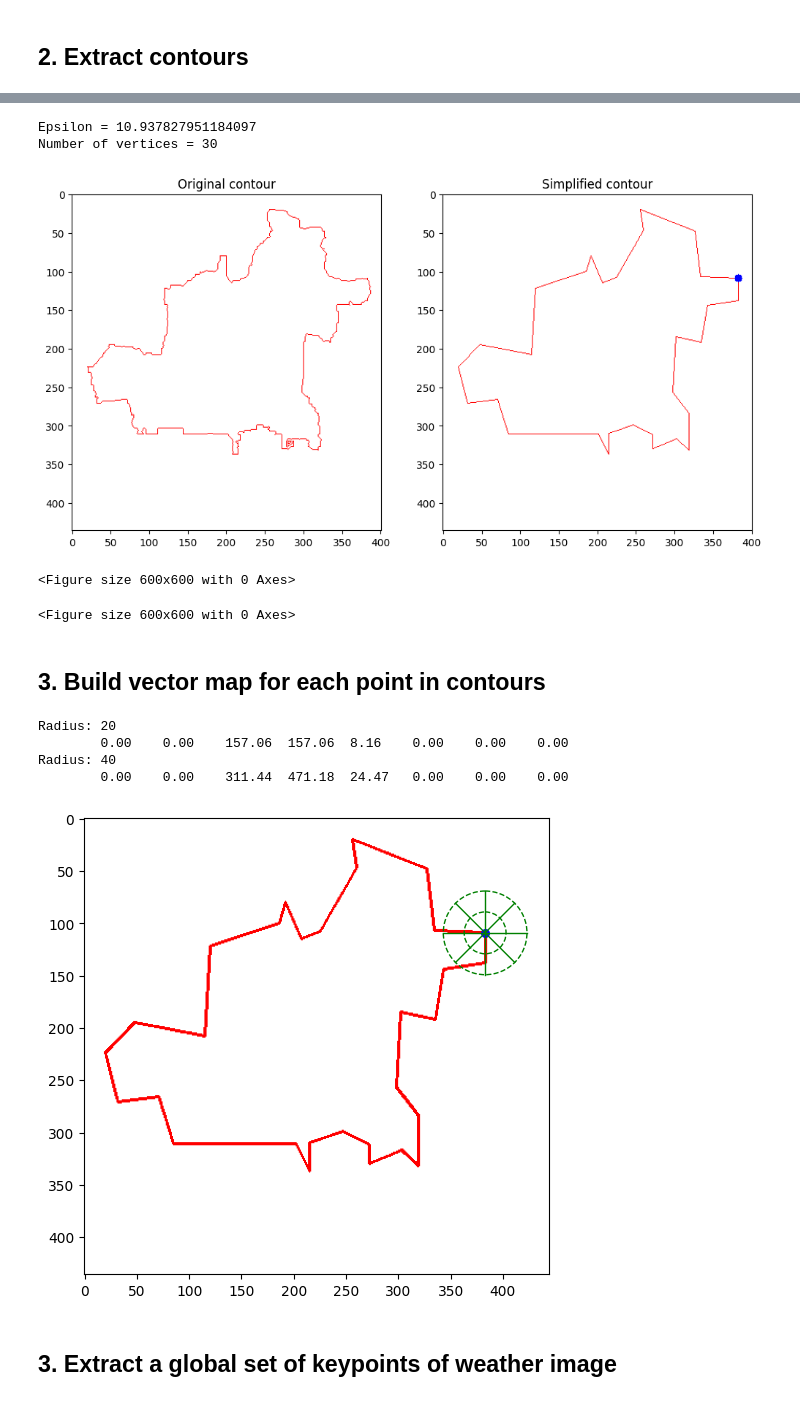
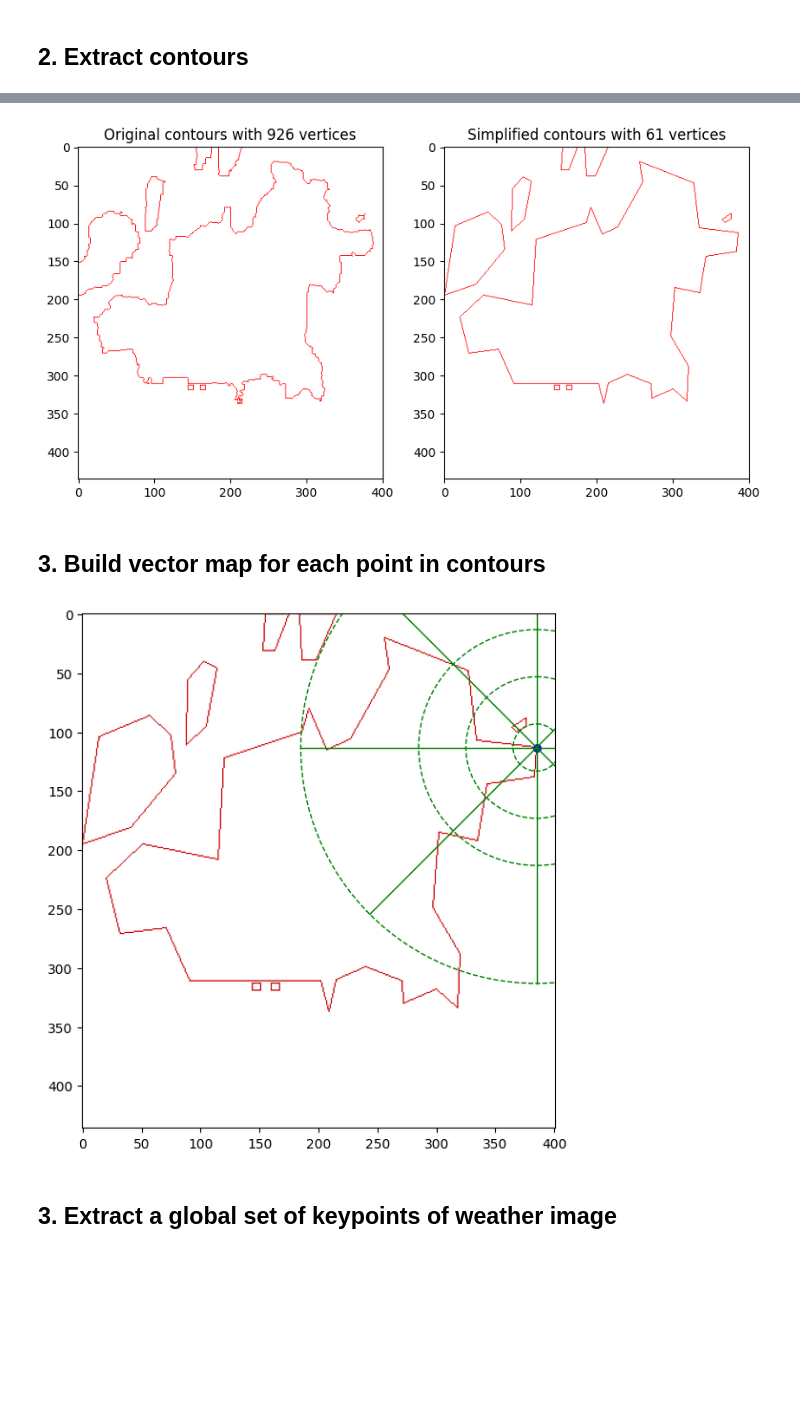
Before and after one commit to quochieu586/Thunderstorm-Nowcasting-Geometry-Topology-Approach, a Jupyter notebook: polygon_represent.ipynb, the cells around one changed output, grey strips where cells are left out. Cells and saved outputs as stored; diff of their text form; code cells hidden in the pictures; blank space fills up the shorter version.

Commit message:
feat: shape vector extraction

```diff
--- a/polygon_represent.ipynb
+++ b/polygon_represent.ipynb
@@ -46,6 +46,8 @@ sorted_color[:3]
 ## 2. Extract contours
 # %%
 contours_img, contours, colors  = extract_contour_by_dbz(src_img, thresholds=[20], sorted_color=sorted_color)
+contours = sorted([polygon for polygon in contours[0] if cv2.contourArea(polygon) >= 15], key=lambda x: cv2.contourArea(x), reverse=True)
+print(f"Number of polygons = {len(contours)}")
 
 plt.imshow(contours_img)
 plt.show()
@@ -54,86 +57,70 @@ plt.show()
 # %%
-contour = sorted([polygon for polygon in contours[0]], key=lambda x: cv2.contourArea(x), reverse=True)[0]
+polygons = process_contours(contours)
+simplified_contours = polygons_to_contours(polygons)
 
-epsilon = math.log(cv2.contourArea(contour))
+original_vertices = sum([contour.shape[0] for contour in contours])
+simplified_vertices = sum([contour.shape[0] for contour in simplified_contours])
 
-print(f"Epsilon = {epsilon}")
+plt.figure(figsize=(10, 20))
 
-simplified_contour = cv2.approxPolyDP(contour, epsilon, True)
-print(f"Number of vertices = {len(simplified_contour)}")
+plt.subplot(1, 2, 1)
+# Left: simplified contour
+blank_img = np.ones(shape=src_img.shape, dtype=np.uint8) * 255
+cv2.drawContours(blank_img, contours, contourIdx=-1, color=(255, 0, 0), thickness=1)
+plt.title(f"Original contours with {original_vertices} vertices")
+plt.imshow(blank_img)
 
-point_A = simplified_contour[0][0]
-
-fig, axes = plt.subplots(1, 2, figsize=(12, 6))
-
-# Left: simplified contour
-plot_contour(contour, shape=src_img.shape, ax=axes[0], color=(255, 0, 0), thickness=1)
-axes[0].set_title("Original contour")
-
-# Right: contour + point A
+# Right: contour
+plt.subplot(1, 2, 2)
 blank_img = np.ones(shape=src_img.shape, dtype=np.uint8) * 255
-plot_contour(simplified_contour, shape=src_img.shape, ax=axes[1], color=(255, 0, 0), thickness=1, blank_img=blank_img)
-
-cv2.circle(blank_img, tuple(point_A), 5, (0, 0, 255), -1)  # draw point A
-axes[1].imshow(blank_img)
-axes[1].set_title("Simplified contour")
+cv2.drawContours(blank_img, simplified_contours  , contourIdx=-1, color=(255, 0, 0), thickness=1)
+plt.title(f"Simplified contours with {simplified_vertices} vertices")
+plt.imshow(blank_img)
 
 plt.show()
 # %% [output]
-Epsilon = 10.937827951184097
-Number of vertices = 30
-[figure, old version]
+[figure, new version]
-<Figure size 600x600 with 0 Axes>
-<Figure size 600x600 with 0 Axes>
 # %% [markdown]
 ## 3. Build vector map for each point in contours
 # %%
-def plot_shape_vector(contours, point_A, radii = [20, 40, 60], num_sectors = 8):
-    _, ax = plt.subplots(figsize=(6, 6))
+def plot_shape_vector(contours, point_A, radii, num_sectors):
+    plt.figure(figsize=(7, 7))
+    fig = plt.gcf()
+    ax = fig.gca()
 
     blank_img = np.ones_like(src_img, dtype=np.int16) * 255
 
     # Plot polygon (assuming you have a helper function plot_contour)
-    for contour in contours:
-        plot_contour(contour, shape=src_img.shape, new_fig=False, blank_img=blank_img)
+    cv2.drawContours(blank_img, contours, -1, color=(200,0,0), thickness=1)
 
     # Add circles
     for r in radii:
         circle = plt.Circle(point_A, radius=r, color='green', fill=False, linestyle="--")
         ax.add_patch(circle)
 
     # Add radial lines (sectors)
     longest_r = max(radii)
     for i in range(num_sectors):
         grad_angle = np.deg2rad(i * (360 / num_sectors))
         x_start, y_start = point_A
         x_end = x_start + np.cos(grad_angle) * longest_r
         y_end = y_start + np.sin(grad_angle) * longest_r
-        ax.plot([x_start, x_end], [y_start, y_end], color="green", linewidth=1)
+        plt.plot([x_start, x_end], [y_start, y_end], color="green", linewidth=1)
 
     # Mark the reference point
-    ax.scatter([point_A[0]], [point_A[1]], marker='o', s=30, color="blue", label="Point A")
+    plt.scatter([point_A[0]], [point_A[1]], marker='o', s=30, color="blue", label="Point A")
 
-    ax.set_aspect("equal", adjustable="box")
+    plt.imshow(blank_img)
     plt.show()
 
-radii = [20, 40]
+radii = [20, 60, 100, 200]
 num_sectors = 8
 
-features_vector = construct_shape_vector([simplified_contour], point_A, radii=radii, num_sectors=num_sectors)
+point = simplified_contours[0][0][0]
+features_vector = construct_shape_vector(polygons, point, radii=radii, num_sectors=num_sectors)
 
-for r in range(len(radii)):
-    print(f"Radius: {radii[r]}", end="\n\t")
-    for s in range(num_sectors):
-        print(f"{features_vector[r * num_sectors + s]:.2f}", end="\t")
-
-    print("")
-
-plot_shape_vector([simplified_contour], point_A, radii=radii, num_sectors=num_sectors)
+plot_shape_vector(simplified_contours, point, radii, num_sectors)
 # %% [output]
-Radius: 20
-        0.00    0.00    157.06  157.06  8.16    0.00    0.00    0.00
-Radius: 40
-        0.00    0.00    311.44  471.18  24.47   0.00    0.00    0.00
-[figure, old version]
+[figure, new version]
 # %% [markdown]
 ## 3. Extract a global set of keypoints of weather image
```
Also changed, not shown: parts of 5 cells of this notebook, 7 other files.
